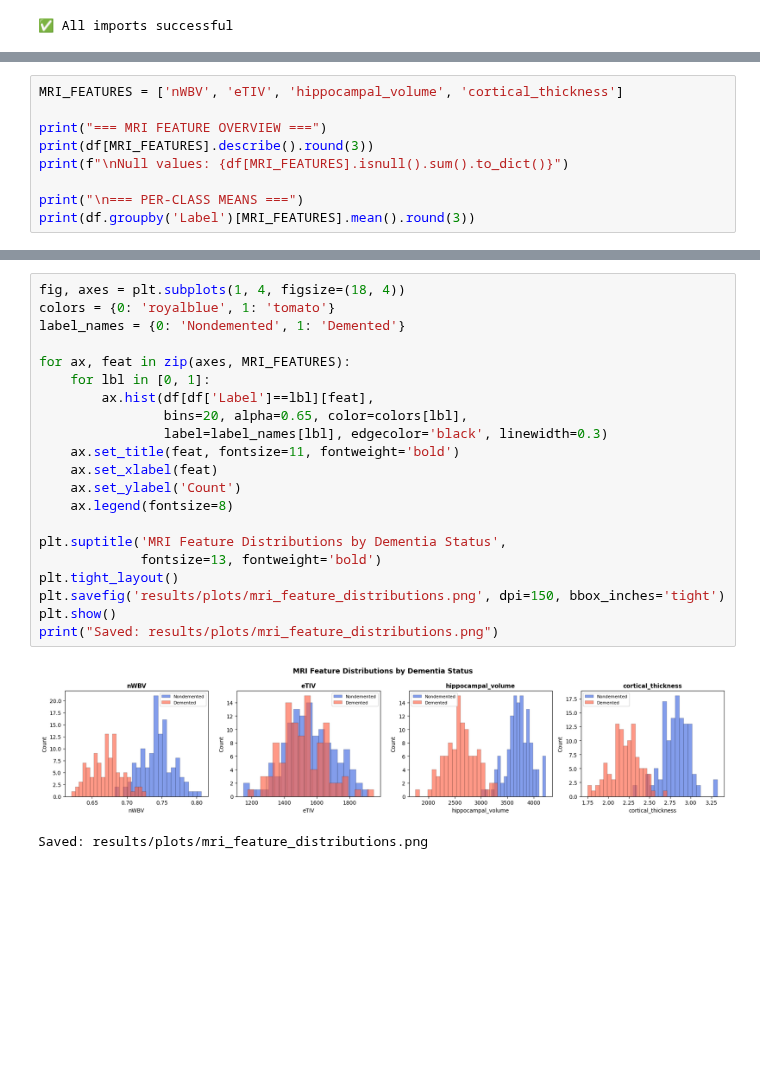
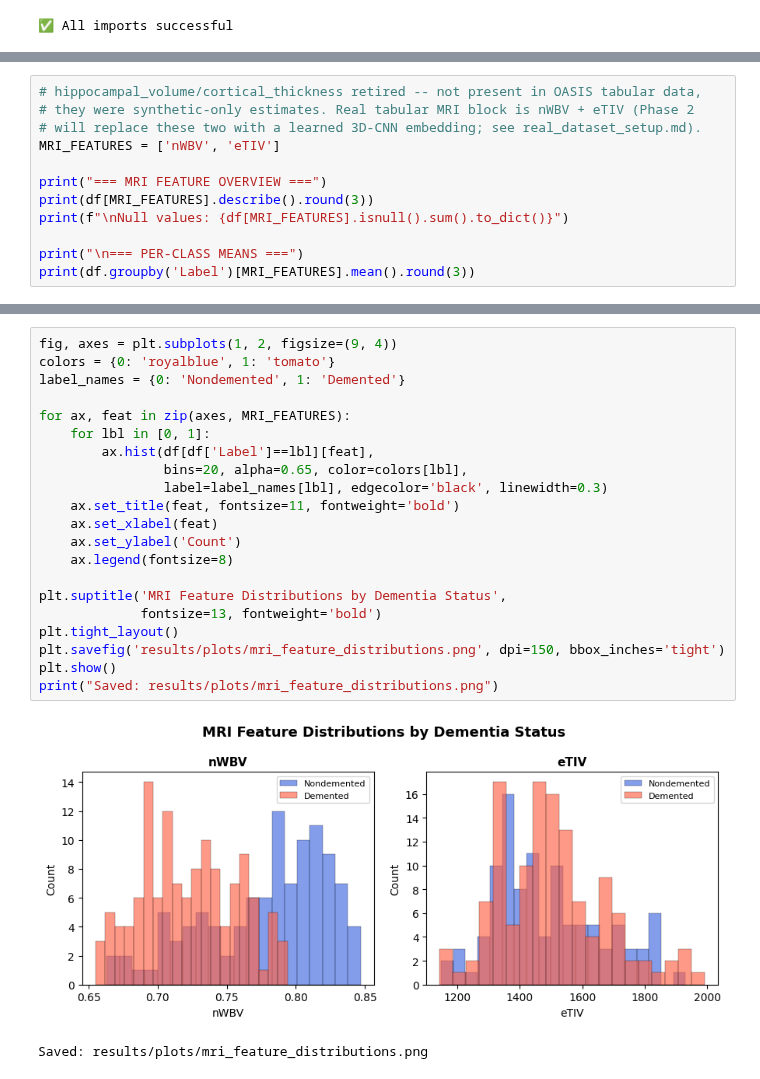
Before and after one commit to Prakshi16/demetia_qvsm, a Jupyter notebook: mri_qsvm.ipynb, the cells around one changed output, grey strips where cells are left out. Drawn from its saved outputs; the diff is of its cells as text; blank space fills up the shorter version.

```diff
--- a/mri_qsvm.ipynb
+++ b/mri_qsvm.ipynb
@@ -35,5 +37,8 @@ Columns: ['Subject_ID', 'CDR', 'MMSE', 'ASF', 'EDUC', 'SES', 'nWBV', 'eTIV', 'hi
 # %%
-MRI_FEATURES = ['nWBV', 'eTIV', 'hippocampal_volume', 'cortical_thickness']
+# hippocampal_volume/cortical_thickness retired -- not present in OASIS tabular data,
+# they were synthetic-only estimates. Real tabular MRI block is nWBV + eTIV (Phase 2
+# will replace these two with a learned 3D-CNN embedding; see real_dataset_setup.md).
+MRI_FEATURES = ['nWBV', 'eTIV']
 
 print("=== MRI FEATURE OVERVIEW ===")
 print(df[MRI_FEATURES].describe().round(3))
@@ -63,26 +68,26 @@ Label
 # %%
-fig, axes = plt.subplots(1, 4, figsize=(18, 4))
+fig, axes = plt.subplots(1, 2, figsize=(9, 4))
 colors = {0: 'royalblue', 1: 'tomato'}
 label_names = {0: 'Nondemented', 1: 'Demented'}
 
 for ax, feat in zip(axes, MRI_FEATURES):
     for lbl in [0, 1]:
         ax.hist(df[df['Label']==lbl][feat],
                 bins=20, alpha=0.65, color=colors[lbl],
                 label=label_names[lbl], edgecolor='black', linewidth=0.3)
     ax.set_title(feat, fontsize=11, fontweight='bold')
     ax.set_xlabel(feat)
     ax.set_ylabel('Count')
     ax.legend(fontsize=8)
 
 plt.suptitle('MRI Feature Distributions by Dementia Status',
              fontsize=13, fontweight='bold')
 plt.tight_layout()
 plt.savefig('results/plots/mri_feature_distributions.png', dpi=150, bbox_inches='tight')
 plt.show()
 print("Saved: results/plots/mri_feature_distributions.png")
 # %% [output]
-[figure, old version]
+[figure, new version]
 Saved: results/plots/mri_feature_distributions.png
 # %%
 X_mri = df[MRI_FEATURES].values
```
Also changed, not shown: parts of 5 cells of this notebook, 5 other files.
